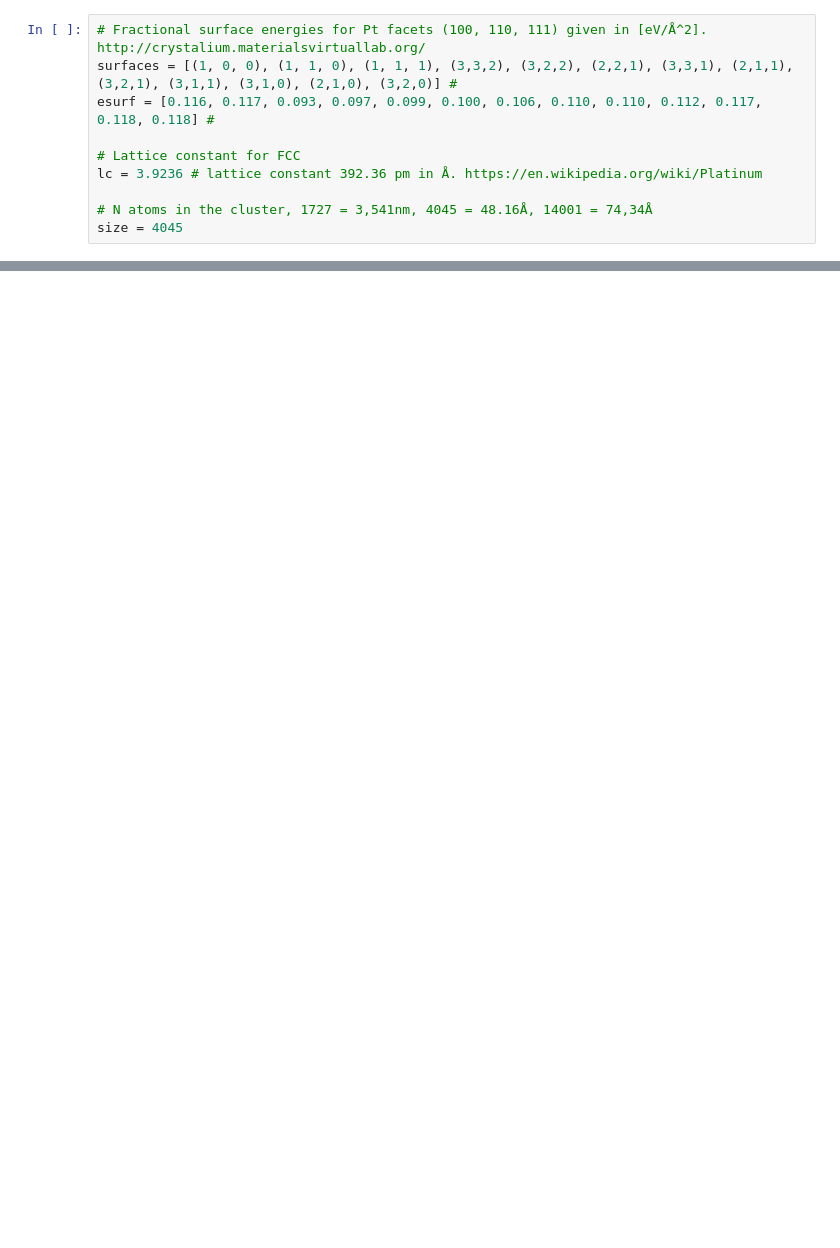
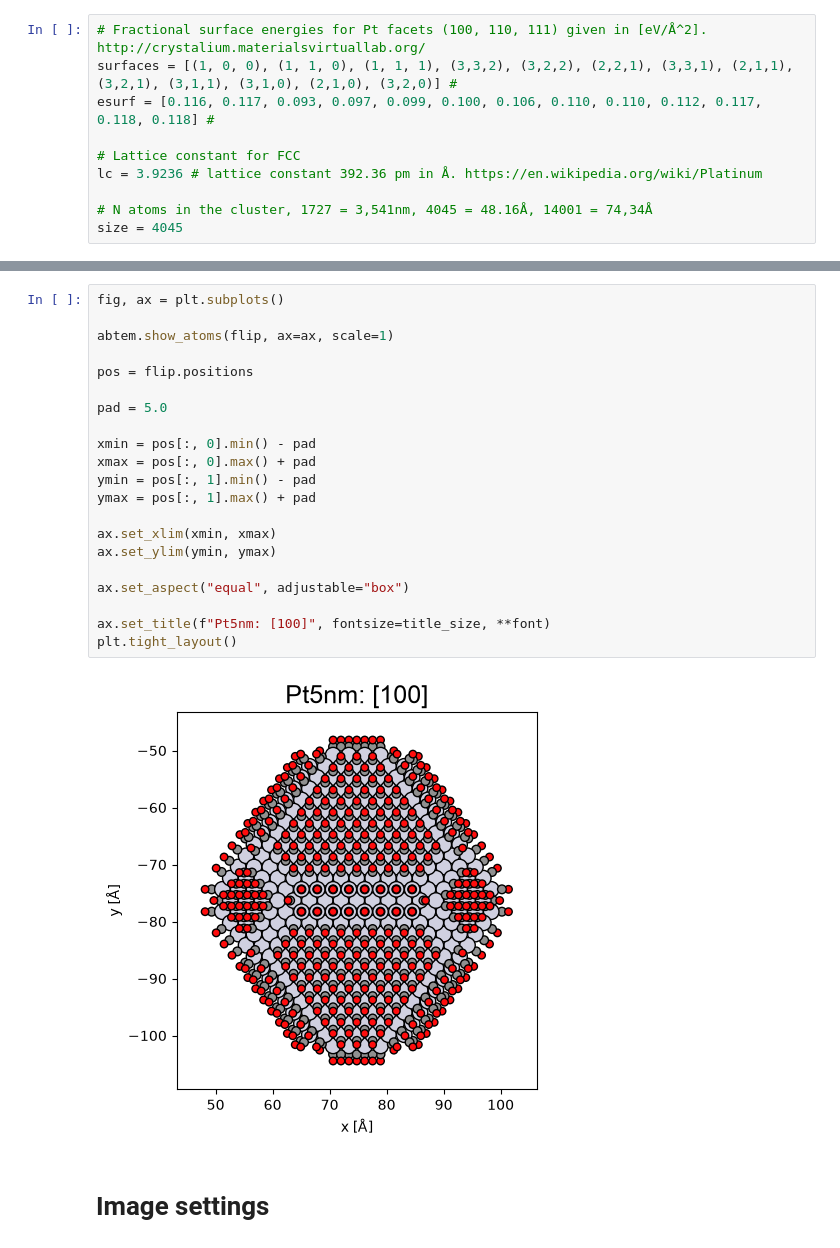
Before and after one commit to s214475/10387-Examproject, a Jupyter notebook: Notebooks/jungle.ipynb, the cells around one changed output, grey strips where cells are left out. Cells and saved outputs as stored; diff of their text form; blank space fills up the shorter version.

```diff
--- a/Notebooks/jungle.ipynb
+++ b/Notebooks/jungle.ipynb
@@ -75,0 +76,25 @@ print(pt_cluster.functions.__file__)
+# %%
+fig, ax = plt.subplots()
+
+abtem.show_atoms(flip, ax=ax, scale=1)
+
+pos = flip.positions
+
+pad = 5.0
+
+xmin = pos[:, 0].min() - pad
+xmax = pos[:, 0].max() + pad
+ymin = pos[:, 1].min() - pad
+ymax = pos[:, 1].max() + pad
+
+ax.set_xlim(xmin, xmax)
+ax.set_ylim(ymin, ymax)
+
+ax.set_aspect("equal", adjustable="box")
+
+ax.set_title(f"Pt5nm: [100]", fontsize=title_size, **font)
+plt.tight_layout()
+# %% [output]
+[figure, added]
+# %% [markdown]
+# Image settings
```
Also changed, not shown: parts of 23 cells of this notebook, 14 other files.
